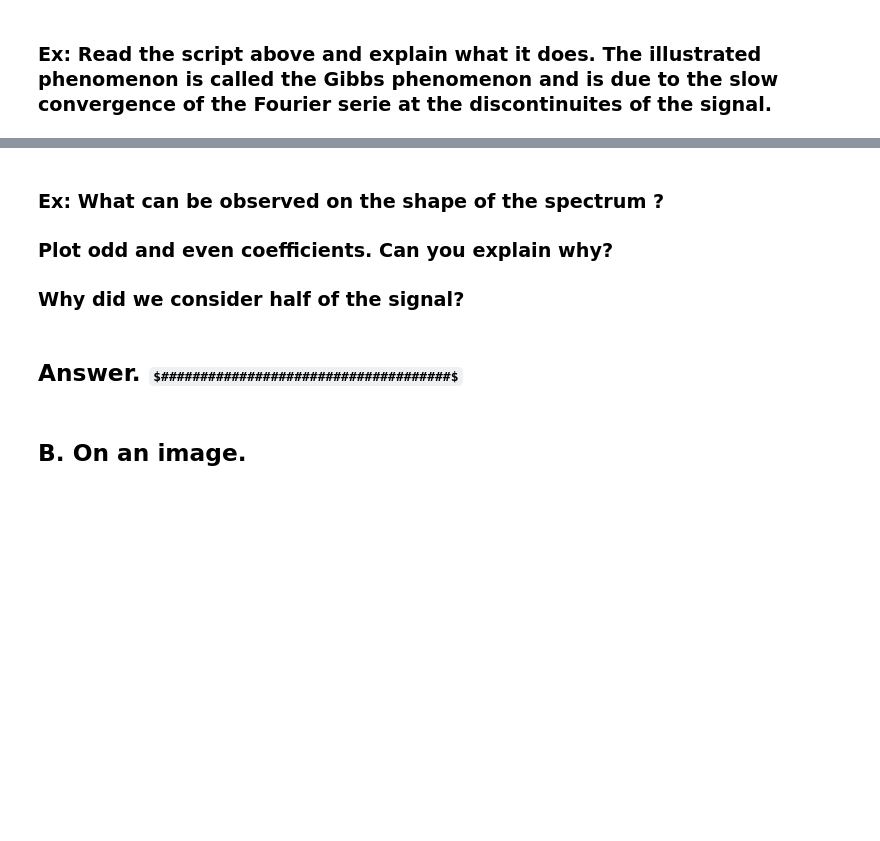
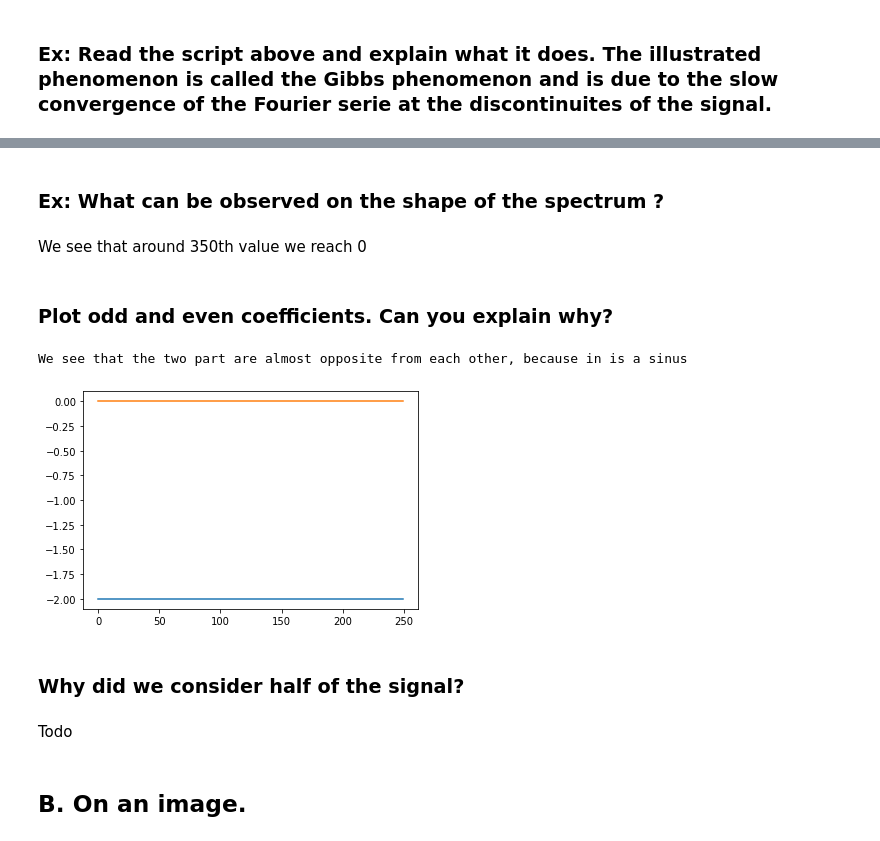
Before and after one commit to guillaume-haerinck/imac-tp-signal, a Jupyter notebook: m2-semestre1/TD2/TD 1 FFT - Exercices.ipynb, the cells around one changed output, grey strips where cells are left out. Cells and saved outputs as stored; diff of their text form; code cells hidden in the pictures; some formulas as TeX source; blank space fills up the shorter version.

Commit message:
Start TD2

```diff
--- a/m2-semestre1/TD2/TD 1 FFT - Exercices.ipynb
+++ b/m2-semestre1/TD2/TD 1 FFT - Exercices.ipynb
@@ -118,9 +142,21 @@ plt.plot(np.log(np.abs(fq)));
 # %% [markdown]
 ### Ex: What can be observed on the shape of the spectrum ?
-### Plot odd and even coefficients. Can you explain why?
-### Why did we consider half of the signal?
-# %% [markdown]
-## Answer. $#####################################$
+# %% [markdown]
+We see that around 350th value we reach 0
+# %% [markdown]
+### Plot odd and even coefficients. Can you explain why?
+# %%
+plt.plot(np.real(fq[1::2])) # Odds [start:stop:step]
+plt.plot(np.real(fq[0::2])) # Even
+
+print("We see that the two part are almost opposite from each other, because in is a sinus")
+# %% [output]
+We see that the two part are almost opposite from each other, because in is a sinus
+[figure, added]
+# %% [markdown]
+### Why did we consider half of the signal?
+# %% [markdown]
+Todo
 # %% [markdown]
 ## B. On an image.
 # %%
```
Also changed, not shown: parts of 16 cells of this notebook.
